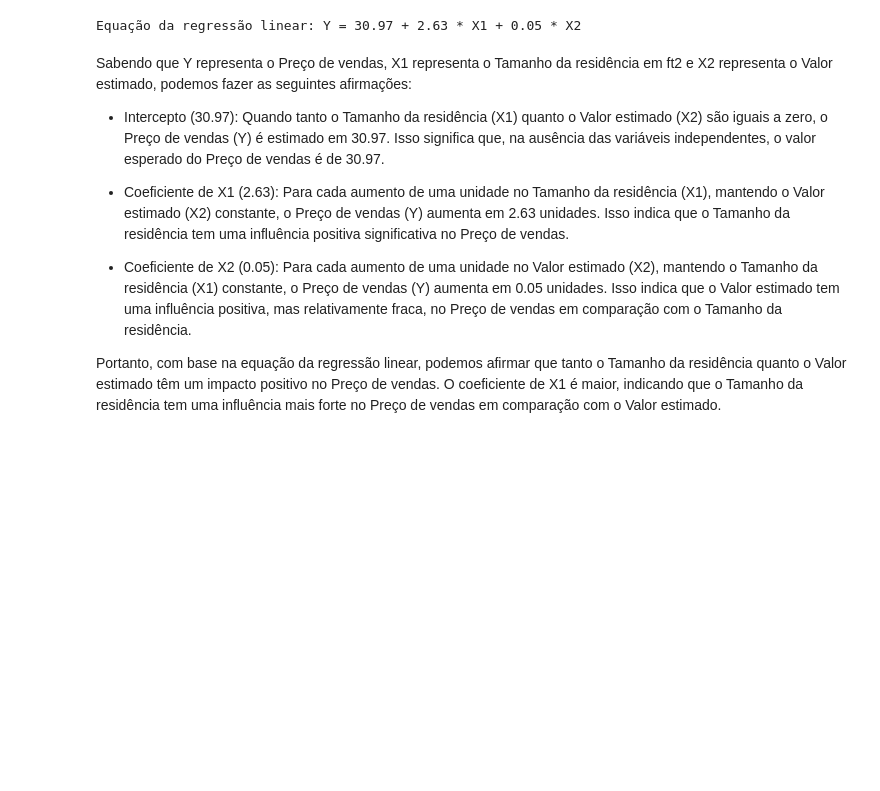
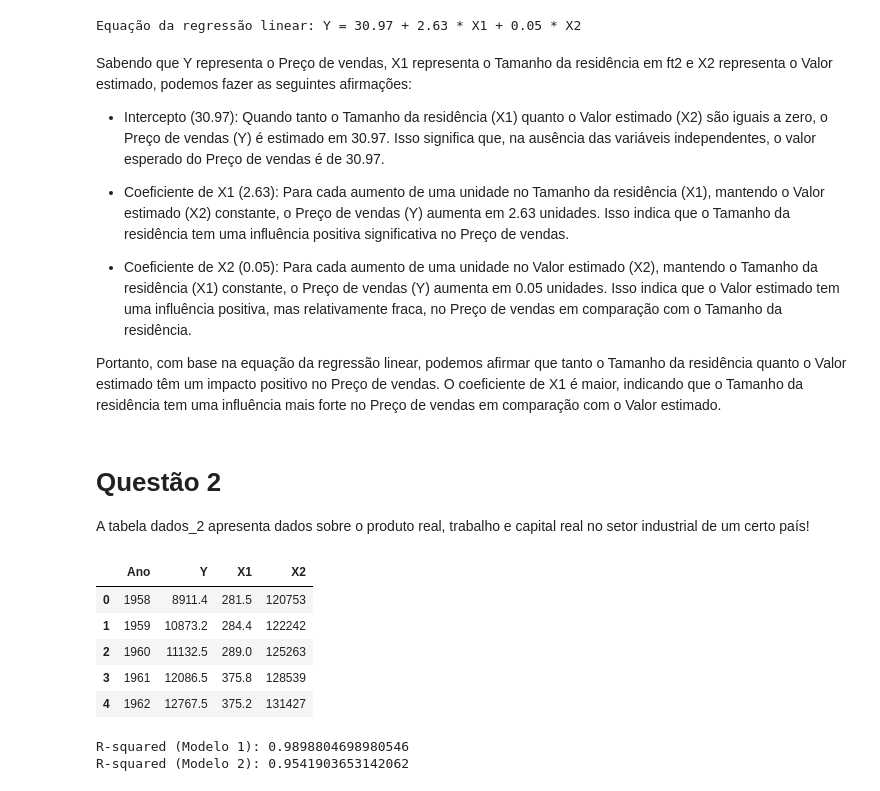
Before and after one commit to eduardamota/Pyhton-DSA, a Jupyter notebook: AtividadeSim/Atividade_Simulacao.ipynb, the cells around one changed output. Saved outputs shown, nothing was run; the diff lists cells and outputs as text; code cells hidden in the pictures; blank space fills up the shorter version.

Commit message:
Finalização questão 2

```diff
--- a/AtividadeSim/Atividade_Simulacao.ipynb
+++ b/AtividadeSim/Atividade_Simulacao.ipynb
@@ -104,10 +107,58 @@ Equação da regressão linear: Y = 30.97 + 2.63 * X1 + 0.05 * X2
 # %% [markdown]
 Sabendo que Y representa o Preço de vendas, X1 representa o Tamanho da residência em ft2 e X2 representa o Valor estimado, podemos fazer as seguintes afirmações:
 
-- Intercepto (30.97): Quando tanto o Tamanho da residência (X1) quanto o Valor estimado (X2) são iguais a zero, o Preço de vendas (Y) é estimado em 30.97. Isso significa que, na ausência das variáveis independentes, o valor esperado do Preço de vendas é de 30.97.
+   - Intercepto (30.97): Quando tanto o Tamanho da residência (X1) quanto o Valor estimado (X2) são iguais a zero, o Preço de vendas (Y) é estimado em 30.97. Isso significa que, na ausência das variáveis independentes, o valor esperado do Preço de vendas é de 30.97.
 
-- Coeficiente de X1 (2.63): Para cada aumento de uma unidade no Tamanho da residência (X1), mantendo o Valor estimado (X2) constante, o Preço de vendas (Y) aumenta em 2.63 unidades. Isso indica que o Tamanho da residência tem uma influência positiva significativa no Preço de vendas.
+   - Coeficiente de X1 (2.63): Para cada aumento de uma unidade no Tamanho da residência (X1), mantendo o Valor estimado (X2) constante, o Preço de vendas (Y) aumenta em 2.63 unidades. Isso indica que o Tamanho da residência tem uma influência positiva significativa no Preço de vendas.
 
-- Coeficiente de X2 (0.05): Para cada aumento de uma unidade no Valor estimado (X2), mantendo o Tamanho da residência (X1) constante, o Preço de vendas (Y) aumenta em 0.05 unidades. Isso indica que o Valor estimado tem uma influência positiva, mas relativamente fraca, no Preço de vendas em comparação com o Tamanho da residência.
+   - Coeficiente de X2 (0.05): Para cada aumento de uma unidade no Valor estimado (X2), mantendo o Tamanho da residência (X1) constante, o Preço de vendas (Y) aumenta em 0.05 unidades. Isso indica que o Valor estimado tem uma influência positiva, mas relativamente fraca, no Preço de vendas em comparação com o Tamanho da residência.
 
 Portanto, com base na equação da regressão linear, podemos afirmar que tanto o Tamanho da residência quanto o Valor estimado têm um impacto positivo no Preço de vendas. O coeficiente de X1 é maior, indicando que o Tamanho da residência tem uma influência mais forte no Preço de vendas em comparação com o Valor estimado.
+# %% [markdown]
+# Questão 2
+A tabela dados_2 apresenta dados sobre o produto real, trabalho e capital real no setor industrial de um certo país!
+# %%
+df2 = pd.read_excel('dados2.xlsx')
+# %%
+df2.head()
+# %% [output]
+|  | Ano | Y | X1 | X2 |
+| 0 | 1958 | 8911.4 | 281.5 | 120753 |
+| 1 | 1959 | 10873.2 | 284.4 | 122242 |
+| 2 | 1960 | 11132.5 | 289.0 | 125263 |
+| 3 | 1961 | 12086.5 | 375.8 | 128539 |
+| 4 | 1962 | 12767.5 | 375.2 | 131427 |
+# %%
+#Letra (a)
+# Modelo 1: Yt = b1 + b2X2t + b3X3t + Ut
+X = df2[['X2']]
+X = sm.add_constant(X)  # Adicionando a coluna constante para o termo b1
+Y = df2['Y']
+
+model1 = sm.OLS(Y, X)
+results1 = model1.fit()
+
+# Cálculo do R-squared para o Modelo 1
+y_hat1 = results1.predict(X)
+sse1 = np.sum((Y - y_hat1) ** 2)  # Soma dos quadrados dos resíduos
+sst1 = np.sum((Y - np.mean(Y)) ** 2)  # Soma dos quadrados totais
+rsquared1 = 1 - (sse1 / sst1)
+print("R-squared (Modelo 1):", rsquared1)
+
+# Modelo 2: lnYt = a1 + a2lnX2t + a3lnX3t + Ut
+X_log = np.log(df2[['X2']])
+X_log = sm.add_constant(X_log)  # Adicionando a coluna constante para o termo a1
+Y_log = np.log(df2['Y'])
+
+model2 = sm.OLS(Y_log, X_log)
+results2 = model2.fit()
+
+# Cálculo do R-squared para o Modelo 2
+y_hat2 = results2.predict(X_log)
+sse2 = np.sum((Y_log - y_hat2) ** 2)  # Soma dos quadrados dos resíduos
+sst2 = np.sum((Y_log - np.mean(Y_log)) ** 2)  # Soma dos quadrados totais
+rsquared2 = 1 - (sse2 / sst2)
+print("R-squared (Modelo 2):", rsquared2)
+# %% [output]
+R-squared (Modelo 1): 0.9898804698980546
+R-squared (Modelo 2): 0.9541903653142062
```
Also changed, not shown: parts of 4 cells of this notebook.
